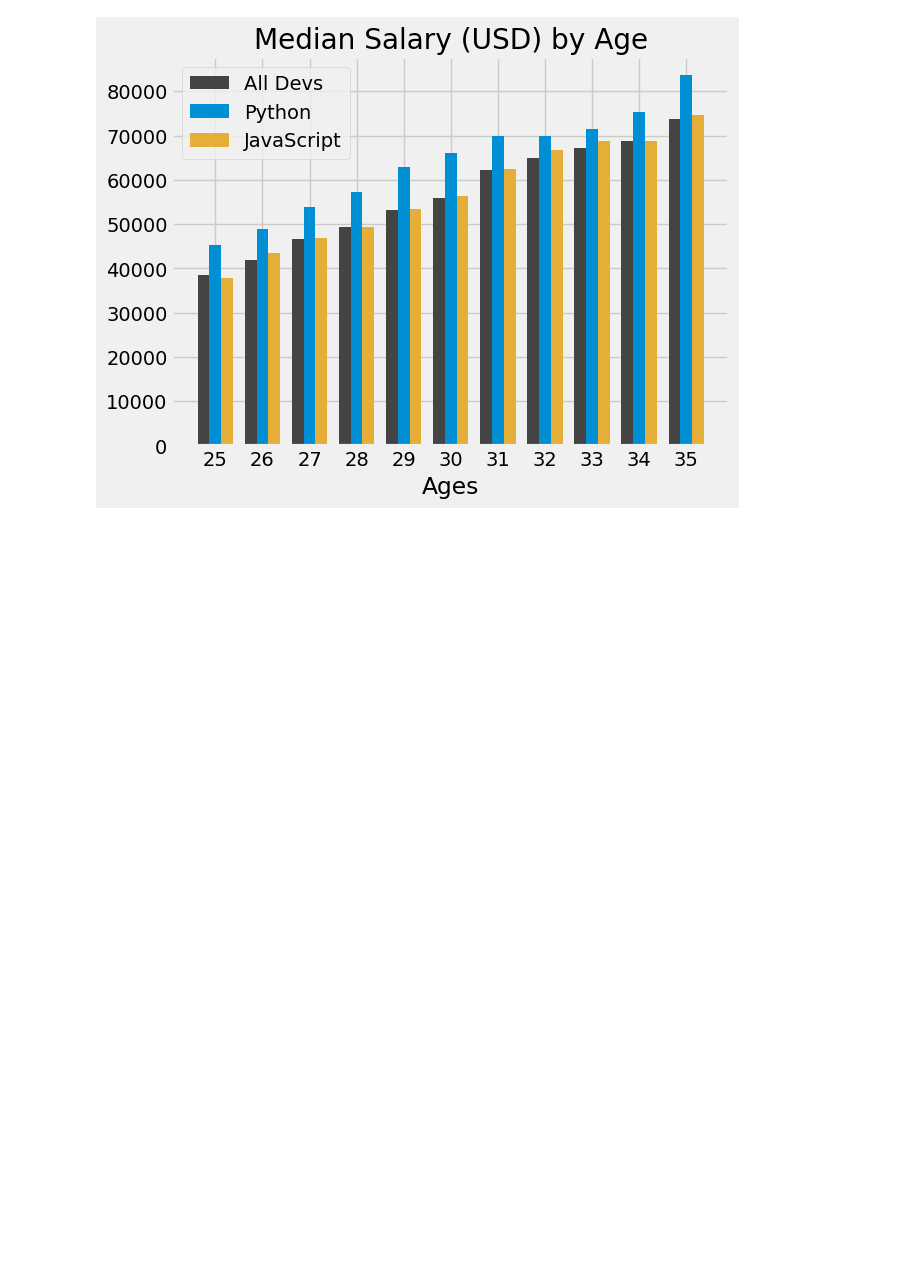
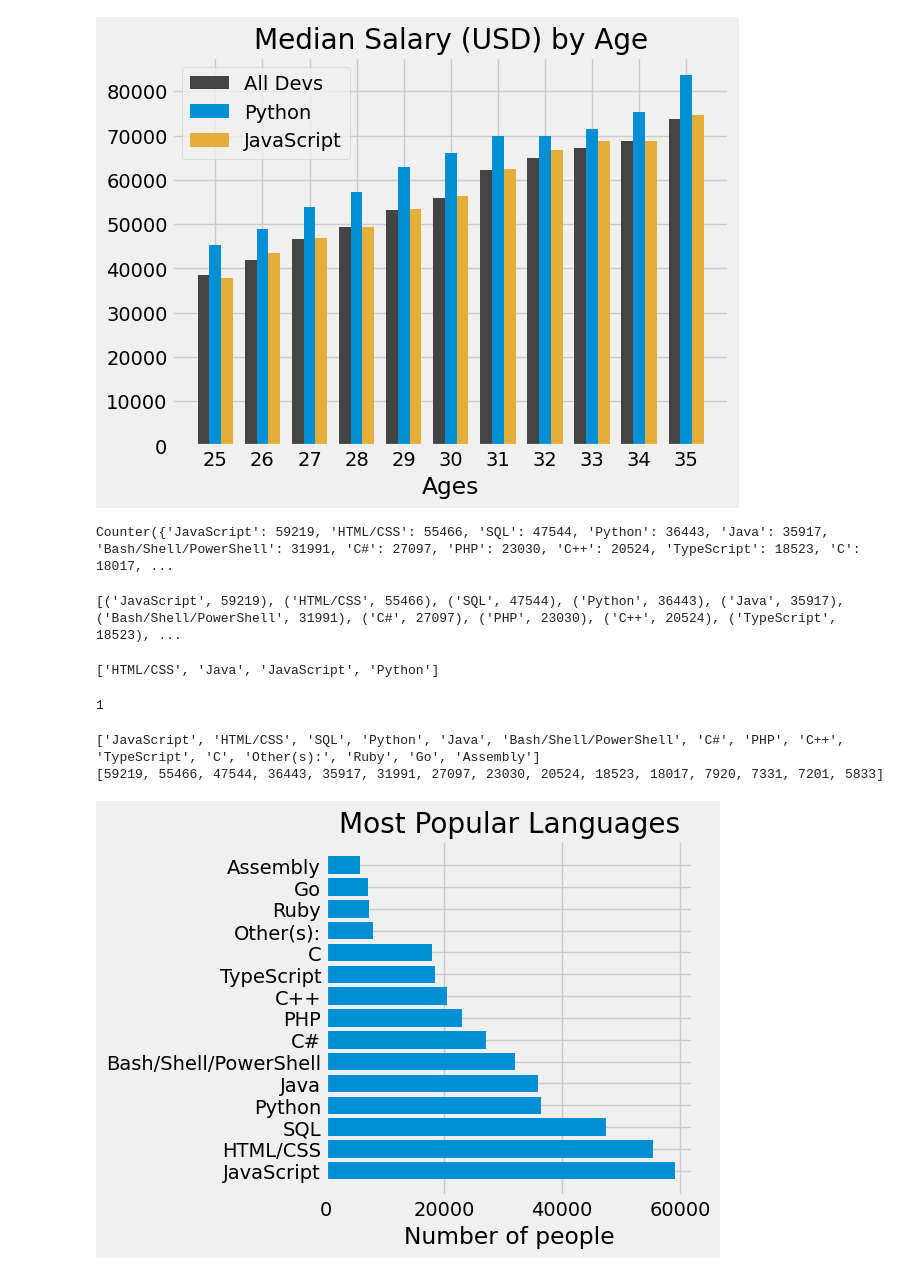
Before and after one commit to raaakibul/ML-course, a Jupyter notebook: Matplotlib/Bar-chart-Analyzing.ipynb, the cells around one changed output. Drawn from its saved outputs; the diff is of its cells as text; code cells hidden in the pictures; blank space fills up the shorter version.

Commit message:
csv file bar chart analyzing

```diff
--- a/Matplotlib/Bar-chart-Analyzing.ipynb
+++ b/Matplotlib/Bar-chart-Analyzing.ipynb
@@ -57,0 +55,50 @@ Text(0.5, 0, 'Ages')
+# %%
+# Horizontal bar chart
+# use csv file to plot the data
+from collections import Counter
+import csv
+with open('data.csv') as csv_file:
+    csv_reader = csv.DictReader(csv_file)
+
+    language_counter = Counter()
+    for row in csv_reader:
+        language_counter.update(row['LanguagesWorkedWith'].split(';'))
+    row  = next(csv_reader)
+    # print(row)
+# %%
+print(language_counter)
+# %% [output]
+Counter({'JavaScript': 59219, 'HTML/CSS': 55466, 'SQL': 47544, 'Python': 36443, 'Java': 35917, 'Bash/Shell/PowerShell': 31991, 'C#': 27097, 'PHP': 23030, 'C++': 20524, 'TypeScript': 18523, 'C': 18017, ...
+# %%
+print(language_counter.most_common(15))
+# %% [output]
+[('JavaScript', 59219), ('HTML/CSS', 55466), ('SQL', 47544), ('Python', 36443), ('Java', 35917), ('Bash/Shell/PowerShell', 31991), ('C#', 27097), ('PHP', 23030), ('C++', 20524), ('TypeScript', 18523), ...
+# %%
+print(row['LanguagesWorkedWith'].split(';'))
+# %% [output]
+['HTML/CSS', 'Java', 'JavaScript', 'Python']
+# %%
+print(row['Responder_id'])
+# %% [output]
+1
+# %%
+languages = []
+popularity = []
+
+for item in language_counter.most_common(15):
+    languages.append(item[0])
+    popularity.append(item[1])
+print(languages)
+print(popularity)
+# %% [output]
+['JavaScript', 'HTML/CSS', 'SQL', 'Python', 'Java', 'Bash/Shell/PowerShell', 'C#', 'PHP', 'C++', 'TypeScript', 'C', 'Other(s):', 'Ruby', 'Go', 'Assembly']
+[59219, 55466, 47544, 36443, 35917, 31991, 27097, 23030, 20524, 18523, 18017, 7920, 7331, 7201, 5833]
+# %%
+plt.barh(languages,popularity)
+plt.title("Most Popular Languages")
+# plt.ylabel("Programming Languages")
+plt.xlabel("Number of people")
+
+plt.tight_layout()
+# %% [output]
+[figure, added]
```
Also changed, not shown: parts of 1 cell of this notebook.
